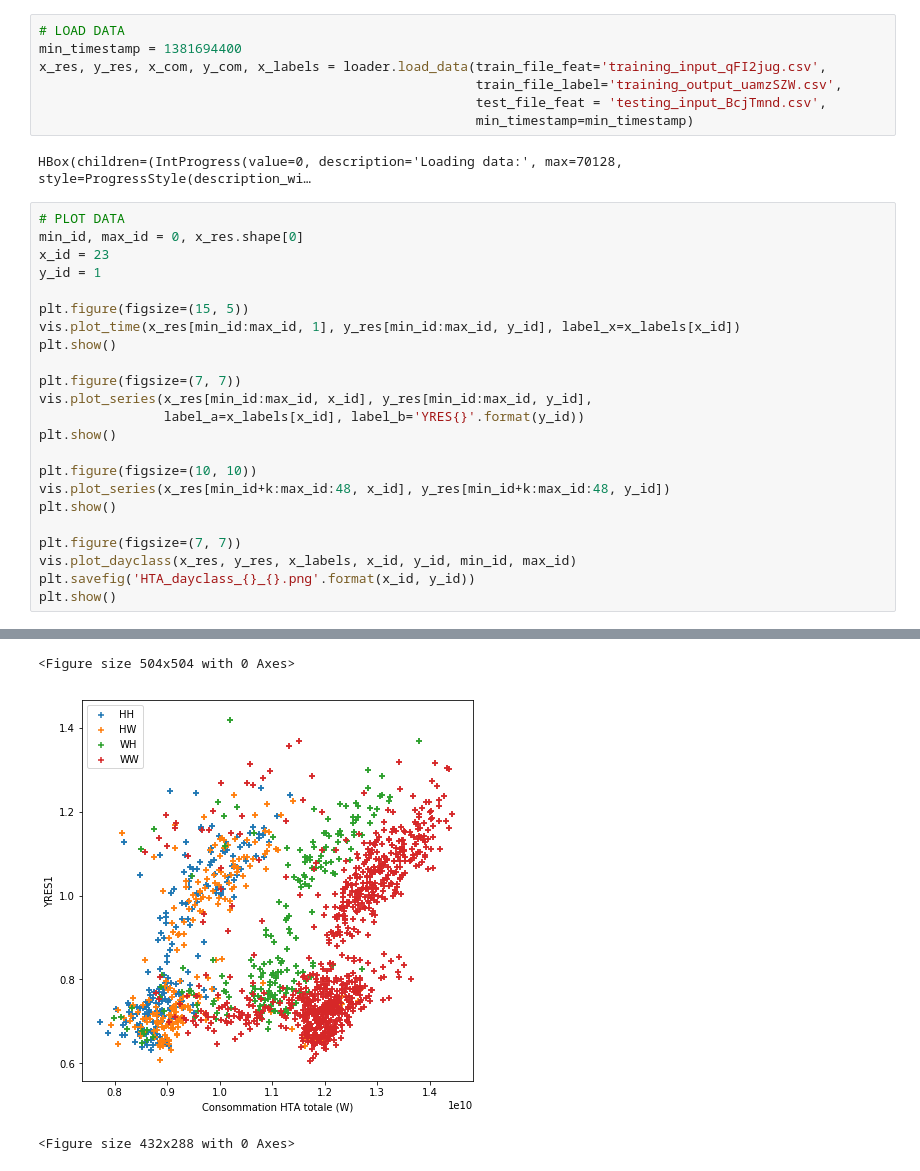
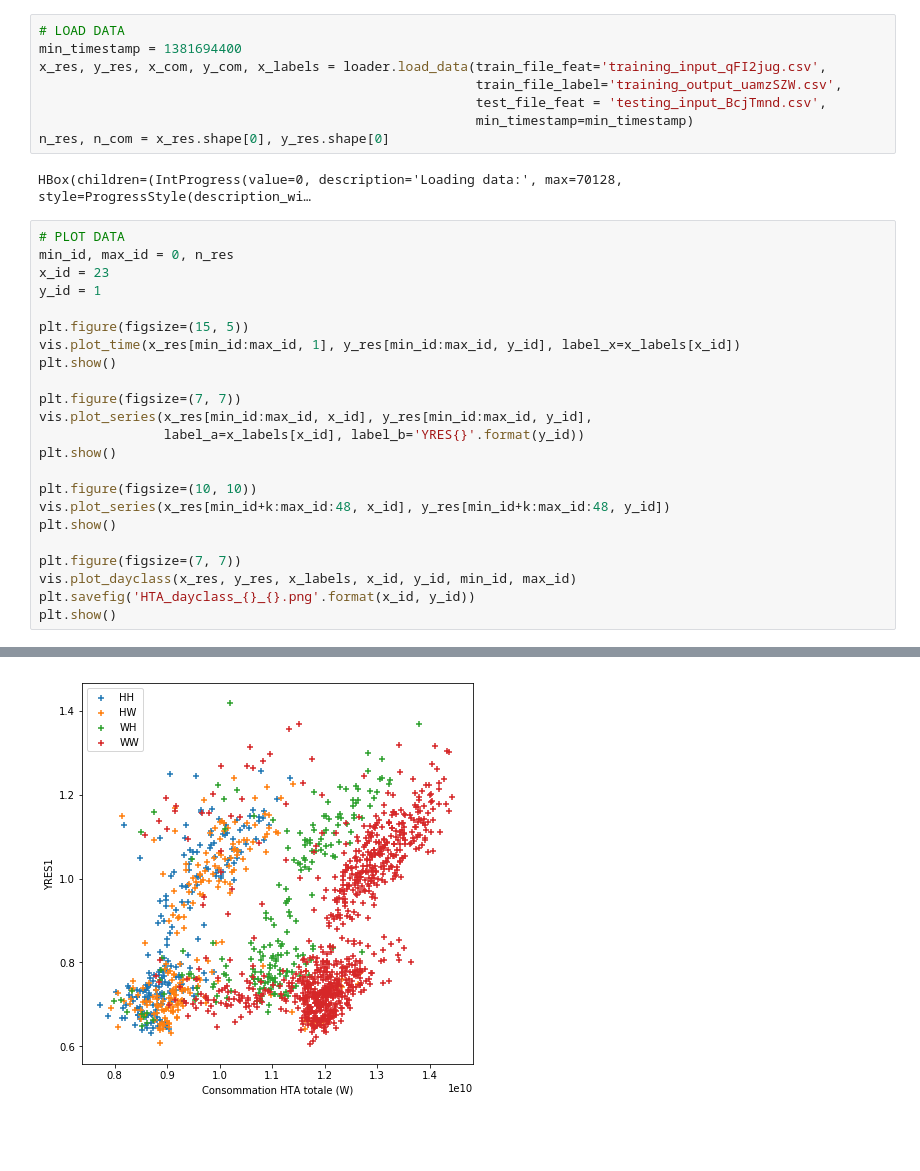
Before and after one commit to tangih/EnedisDataChallenge, a Jupyter notebook: main.ipynb, the cells around one changed output, grey strips where cells are left out. Cells and saved outputs as stored; diff of their text form; blank space fills up the shorter version.

Commit message:
training / validation set + plots

```diff
--- a/main.ipynb
+++ b/main.ipynb
@@ -22,35 +22,34 @@ x_res, y_res, x_com, y_com, x_labels = loader.load_data(train_file_feat='trainin
                                                         train_file_label='training_output_uamzSZW.csv',
                                                         test_file_feat = 'testing_input_BcjTmnd.csv',
                                                         min_timestamp=min_timestamp)
+n_res, n_com = x_res.shape[0], y_res.shape[0]
 # %% [output]
 HBox(children=(IntProgress(value=0, description='Loading data:', max=70128, style=ProgressStyle(description_wi…
 # %%
 # PLOT DATA
-min_id, max_id = 0, x_res.shape[0]
+min_id, max_id = 0, n_res
 x_id = 23
 y_id = 1
 
 plt.figure(figsize=(15, 5))
 vis.plot_time(x_res[min_id:max_id, 1], y_res[min_id:max_id, y_id], label_x=x_labels[x_id])
 plt.show()
 
 plt.figure(figsize=(7, 7))
 vis.plot_series(x_res[min_id:max_id, x_id], y_res[min_id:max_id, y_id],
                 label_a=x_labels[x_id], label_b='YRES{}'.format(y_id))
 plt.show()
 
 plt.figure(figsize=(10, 10))
 vis.plot_series(x_res[min_id+k:max_id:48, x_id], y_res[min_id+k:max_id:48, y_id])
 plt.show()
 
 plt.figure(figsize=(7, 7))
 vis.plot_dayclass(x_res, y_res, x_labels, x_id, y_id, min_id, max_id)
 plt.savefig('HTA_dayclass_{}_{}.png'.format(x_id, y_id))
 plt.show()
 # %% [output]
 [figure]
 [figure]
 [figure]
-<Figure size 504x504 with 0 Axes>
-[figure, old version]
+[figure, new version]
-<Figure size 432x288 with 0 Axes>
```
Also changed, not shown: parts of 2 cells of this notebook, 2 other files.
